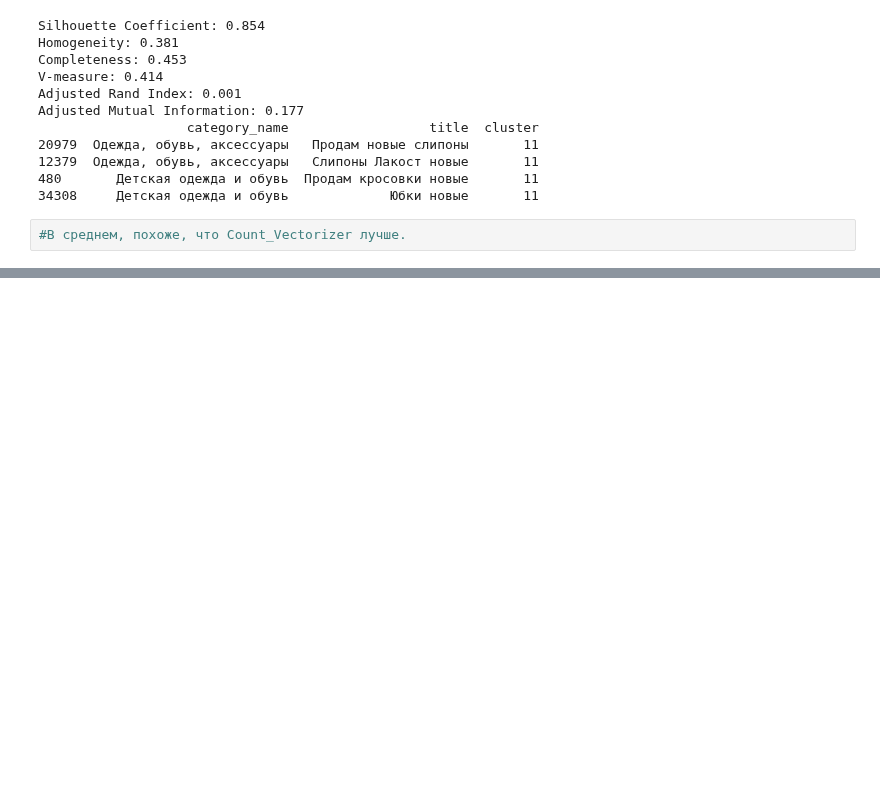
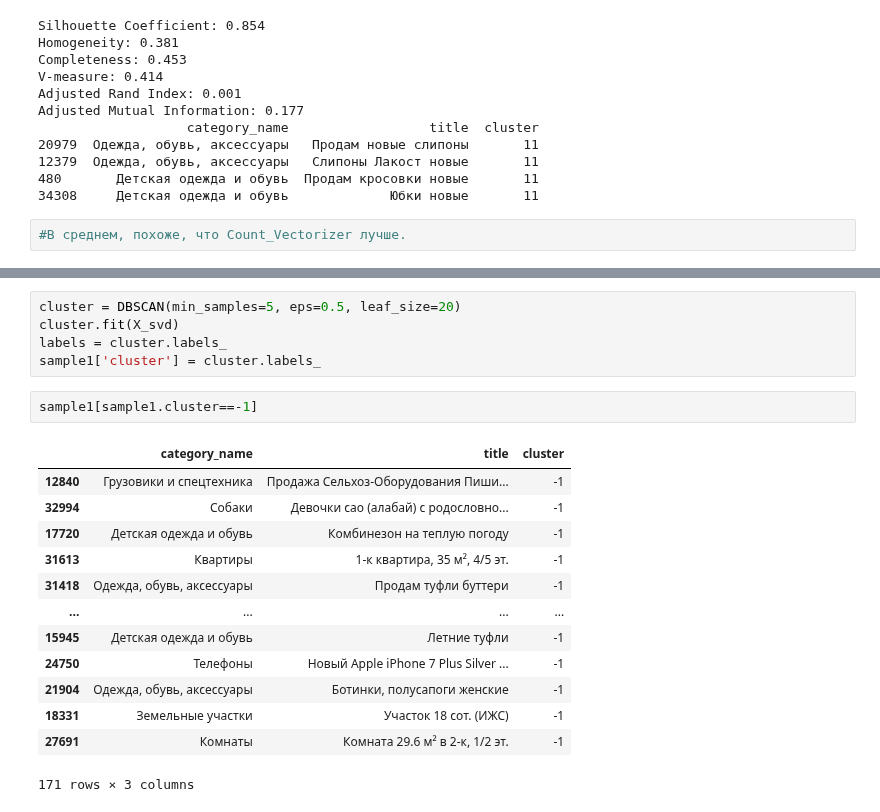
Before and after one commit to DmitryKutsev/ml_hw, a Jupyter notebook: hw4_.ipynb, the cells around one changed output, grey strips where cells are left out. Drawn from its saved outputs; the diff is of its cells as text; blank space fills up the shorter version.

```diff
--- a/hw4_.ipynb
+++ b/hw4_.ipynb
@@ -830,0 +891,21 @@ Adjusted Mutual Information: 0.084
+# %%
+cluster = DBSCAN(min_samples=5, eps=0.5, leaf_size=20)
+cluster.fit(X_svd)
+labels = cluster.labels_
+sample1['cluster'] = cluster.labels_
+# %%
+sample1[sample1.cluster==-1]
+# %% [output]
+|  | category_name | title | cluster |
+| 12840 | Грузовики и спецтехника | Продажа Сельхоз-Оборудования Пиши... | -1 |
+| 32994 | Собаки | Девочки сао (алабай) с родословно... | -1 |
+| 17720 | Детская одежда и обувь | Комбинезон на теплую погоду | -1 |
+| 31613 | Квартиры | 1-к квартира, 35 м², 4/5 эт. | -1 |
+| 31418 | Одежда, обувь, аксессуары | Продам туфли буттери | -1 |
+| ... | ... | ... | ... |
+| 15945 | Детская одежда и обувь | Летние туфли | -1 |
+| 24750 | Телефоны | Новый Apple iPhone 7 Plus Silver ... | -1 |
+| 21904 | Одежда, обувь, аксессуары | Ботинки, полусапоги женские | -1 |
+| 18331 | Земельные участки | Участок 18 сот. (ИЖС) | -1 |
+| 27691 | Комнаты | Комната 29.6 м² в 2-к, 1/2 эт. | -1 |
+171 rows × 3 columns
```
Also changed, not shown: parts of 28 cells of this notebook.
